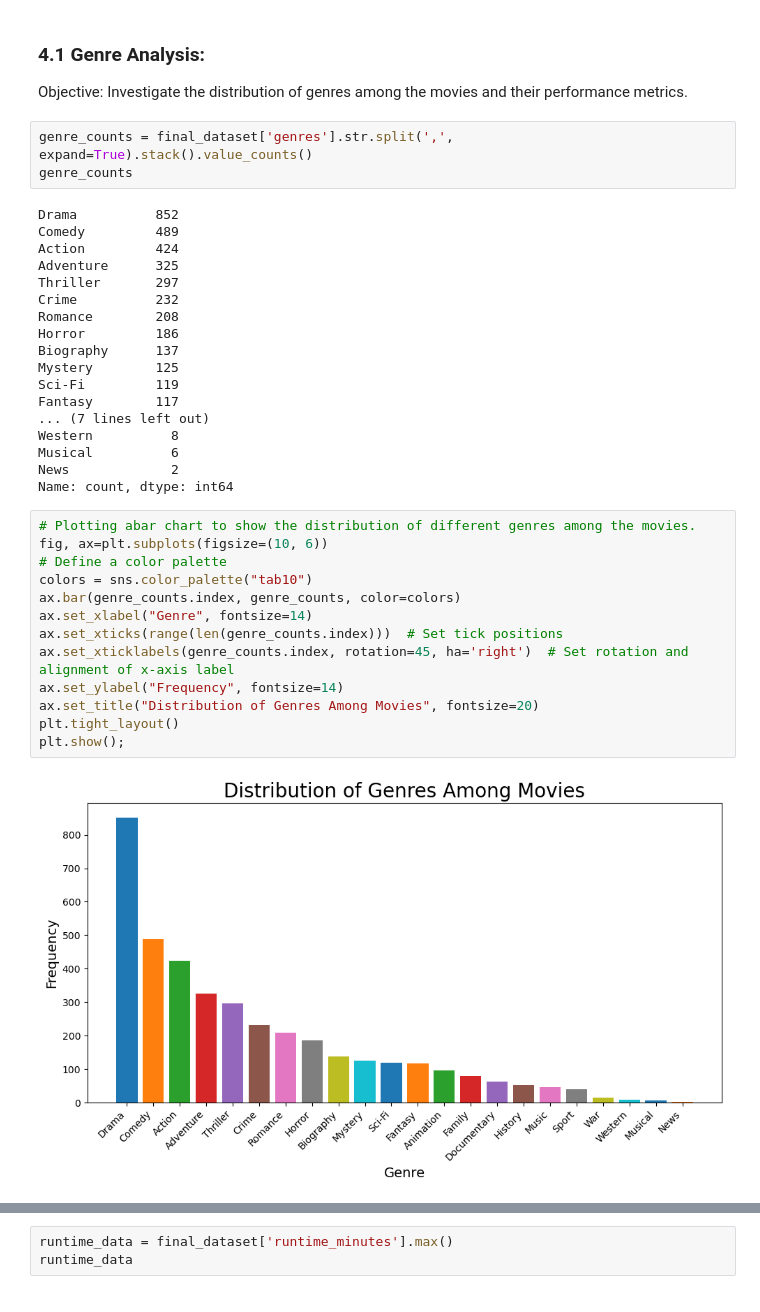
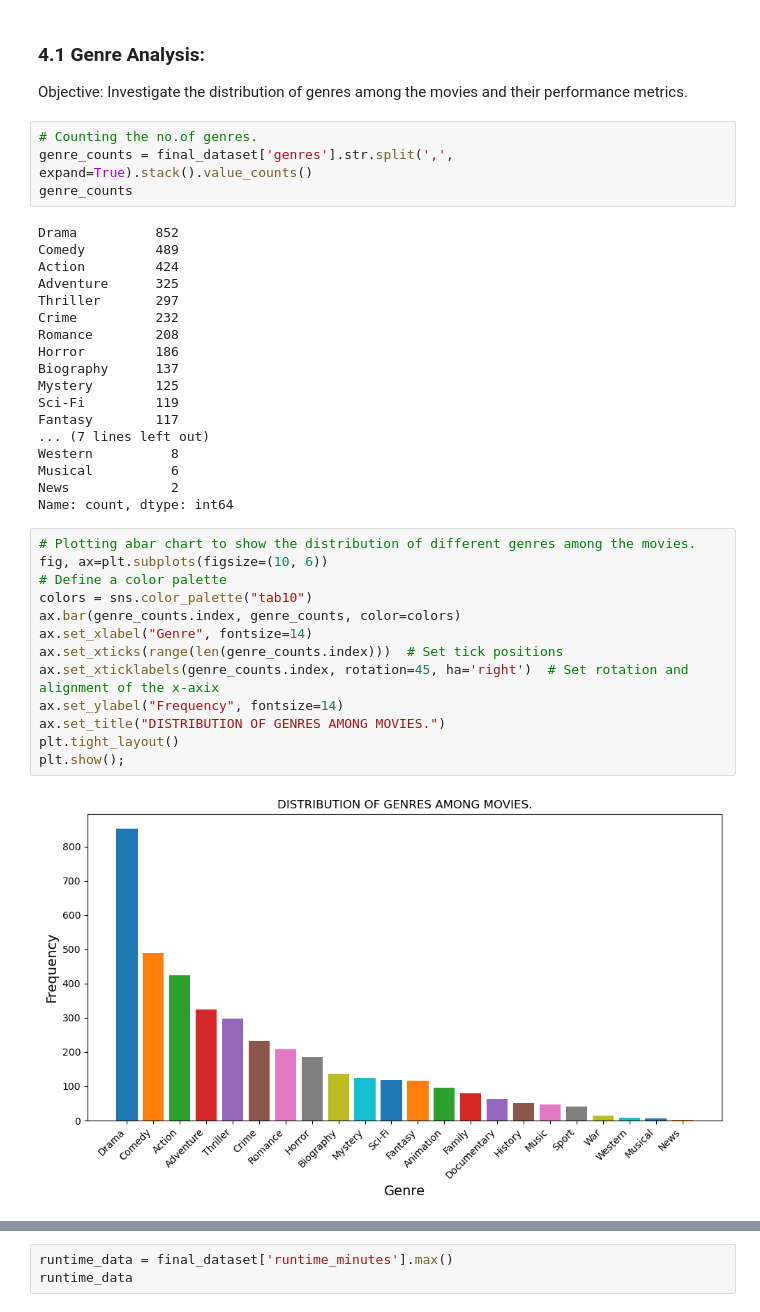
Before and after one commit to PaulMuniu/Microsoft-film-studios-data-analysis, a Jupyter notebook: student.ipynb, the cells around one changed output, grey strips where cells are left out. Cells and saved outputs as stored; diff of their text form.

```diff
--- a/student.ipynb
+++ b/student.ipynb
@@ -804,6 +806,7 @@ Exploratory Data Analysis (EDA) is a crucial step in understanding and deriving
 
 Objective: Investigate the distribution of genres among the movies and their performance metrics.
 # %%
+# Counting the no.of genres.
 genre_counts = final_dataset['genres'].str.split(',', expand=True).stack().value_counts()
 genre_counts
 # %% [output]
@@ -827,18 +830,18 @@ Name: count, dtype: int64
 # %%
 # Plotting abar chart to show the distribution of different genres among the movies.
 fig, ax=plt.subplots(figsize=(10, 6))
 # Define a color palette
 colors = sns.color_palette("tab10")
 ax.bar(genre_counts.index, genre_counts, color=colors)
 ax.set_xlabel("Genre", fontsize=14)
 ax.set_xticks(range(len(genre_counts.index)))  # Set tick positions
-ax.set_xticklabels(genre_counts.index, rotation=45, ha='right')  # Set rotation and alignment of x-axis label
+ax.set_xticklabels(genre_counts.index, rotation=45, ha='right')  # Set rotation and alignment of the x-axix
 ax.set_ylabel("Frequency", fontsize=14)
-ax.set_title("Distribution of Genres Among Movies", fontsize=20)
+ax.set_title("DISTRIBUTION OF GENRES AMONG MOVIES.")
 plt.tight_layout()
 plt.show();
 # %% [output]
-[figure, old version]
+[figure, new version]
 # %% [markdown]
 ### 4.2 Runtime Analysis:
 Objective question:
```
Also changed, not shown: parts of 17 cells of this notebook.
